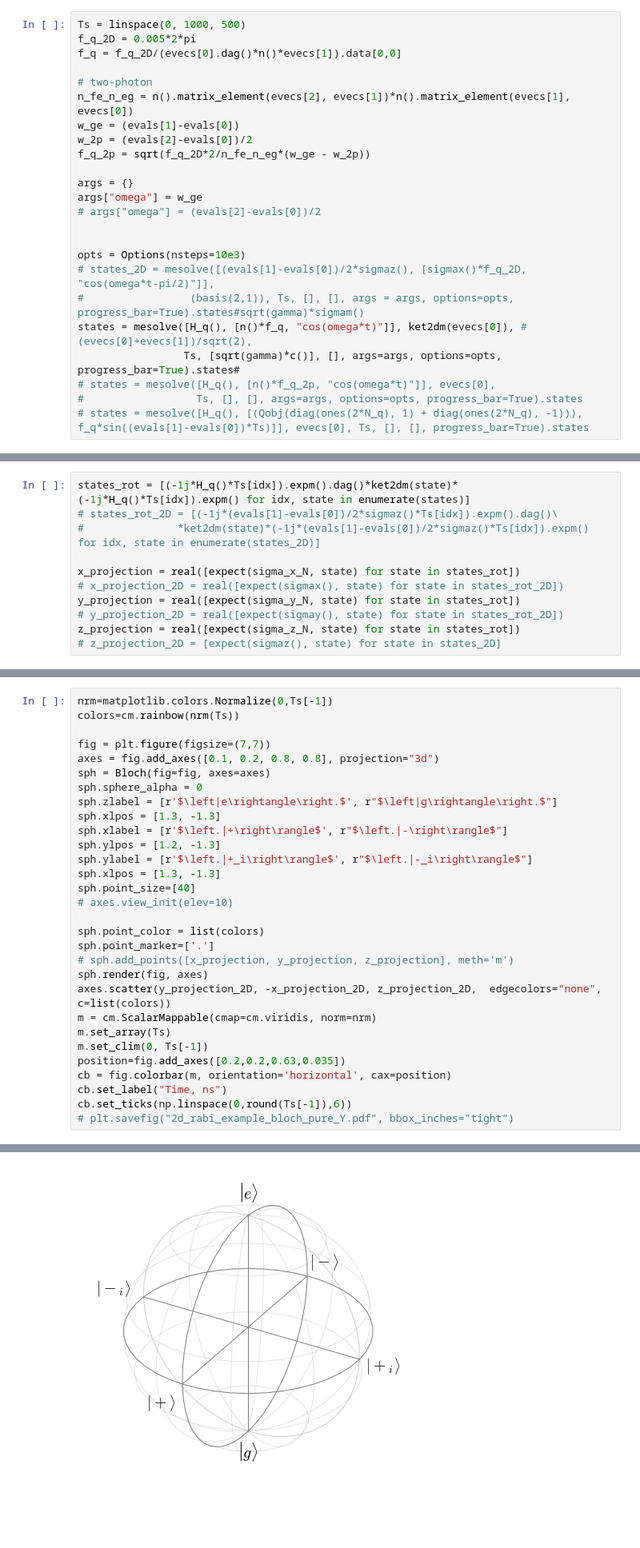
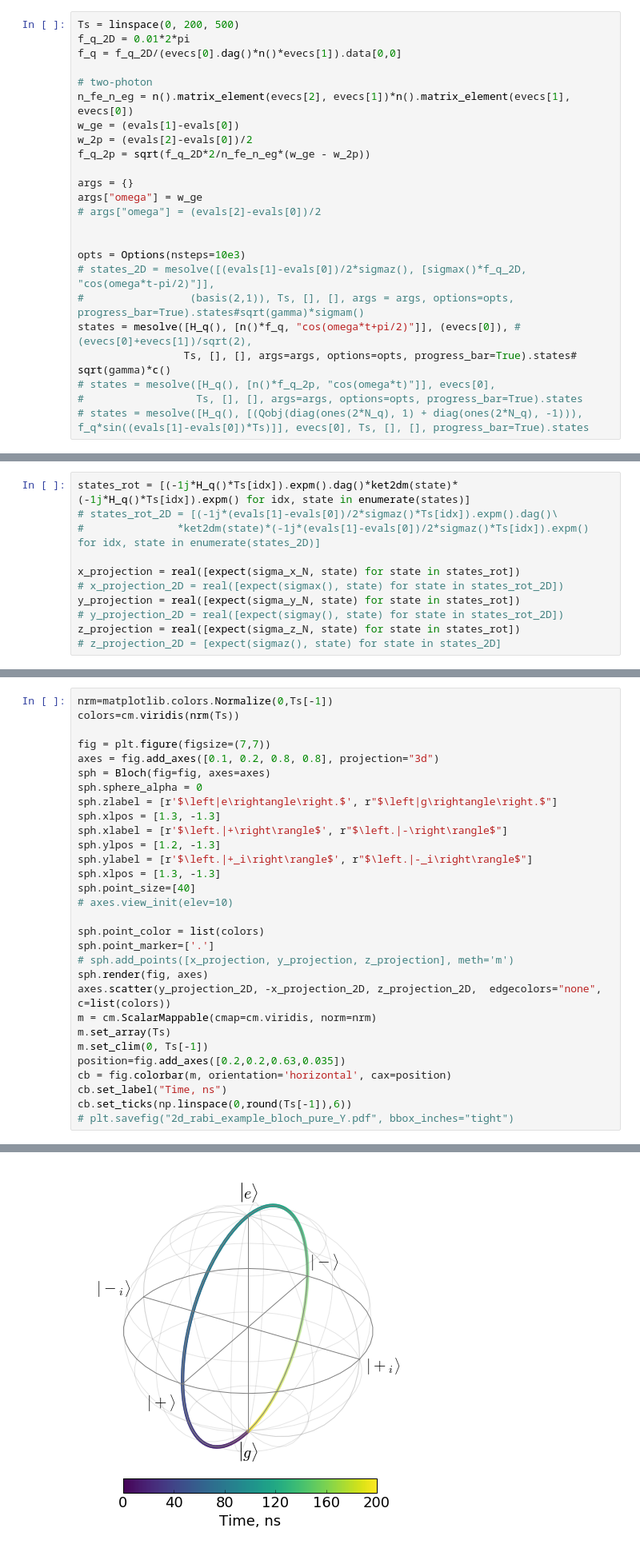
Before and after one commit to vdrhtc/Xmons, a Jupyter notebook: Qutip/Single transmon dynamics.ipynb, the cells around one changed output, grey strips where cells are left out. Shown: that part at 80% size. Cells and saved outputs as stored; diff of their text form; blank space fills up the shorter version.

```diff
--- a/Qutip/Single transmon dynamics.ipynb
+++ b/Qutip/Single transmon dynamics.ipynb
@@ -75,8 +75,8 @@ sigma_z_N = evecs[1]*evecs[1].dag() - evecs[0]*evecs[0].dag()
 sigma_x_N = evecs[0]*evecs[1].dag() + evecs[1]*evecs[0].dag()
 sigma_y_N = 1j*(-evecs[1]*evecs[0].dag() + evecs[0]*evecs[1].dag())
 # %%
-Ts = linspace(0, 1000, 500)
-f_q_2D = 0.005*2*pi
+Ts = linspace(0, 200, 500)
+f_q_2D = 0.01*2*pi
 f_q = f_q_2D/(evecs[0].dag()*n()*evecs[1]).data[0,0]
 
 # two-photon
@@ -93,8 +93,8 @@ args["omega"] = w_ge
 opts = Options(nsteps=10e3)
 # states_2D = mesolve([(evals[1]-evals[0])/2*sigmaz(), [sigmax()*f_q_2D, "cos(omega*t-pi/2)"]],
 #                 (basis(2,1)), Ts, [], [], args = args, options=opts, progress_bar=True).states#sqrt(gamma)*sigmam()
-states = mesolve([H_q(), [n()*f_q, "cos(omega*t)"]], ket2dm(evecs[0]), #(evecs[0]+evecs[1])/sqrt(2),
-                 Ts, [sqrt(gamma)*c()], [], args=args, options=opts, progress_bar=True).states#
+states = mesolve([H_q(), [n()*f_q, "cos(omega*t+pi/2)"]], (evecs[0]), #(evecs[0]+evecs[1])/sqrt(2),
+                 Ts, [], [], args=args, options=opts, progress_bar=True).states# sqrt(gamma)*c()
 # states = mesolve([H_q(), [n()*f_q_2p, "cos(omega*t)"]], evecs[0],
 #                  Ts, [], [], args=args, options=opts, progress_bar=True).states
 # states = mesolve([H_q(), [(Qobj(diag(ones(2*N_q), 1) + diag(ones(2*N_q), -1))), f_q*sin((evals[1]-evals[0])*Ts)]], evecs[0], Ts, [], [], progress_bar=True).states
@@ -155,6 +157,6 @@ plt.grid()
 # %%
 nrm=matplotlib.colors.Normalize(0,Ts[-1])
-colors=cm.rainbow(nrm(Ts))
+colors=cm.viridis(nrm(Ts))
 
 fig = plt.figure(figsize=(7,7))
 axes = fig.add_axes([0.1, 0.2, 0.8, 0.8], projection="3d")
@@ -187,4 +188,4 @@ NameError: name 'y_projection_2D' is not defined
-[figure, old version]
+[figure, new version]
 # %%
 (evals[1]-evals[0])/2/pi
 # %% [output]
```
Also changed, not shown: parts of 17 cells of this notebook, 20 other files.
